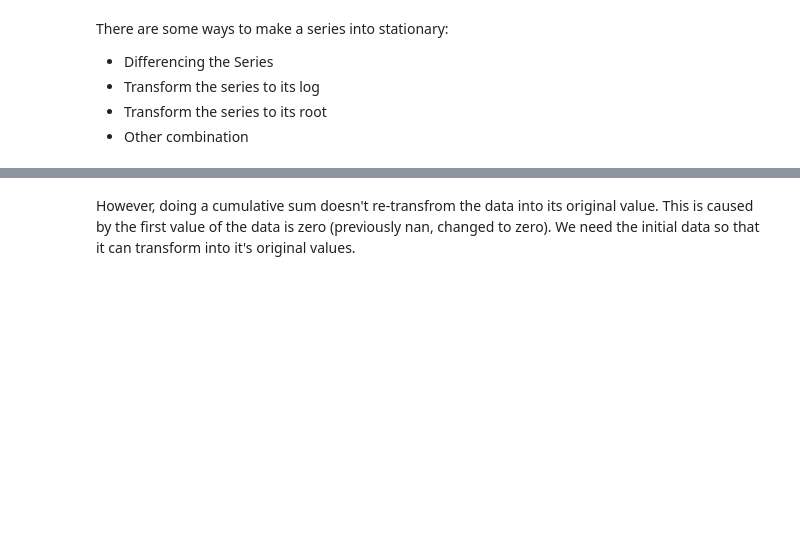
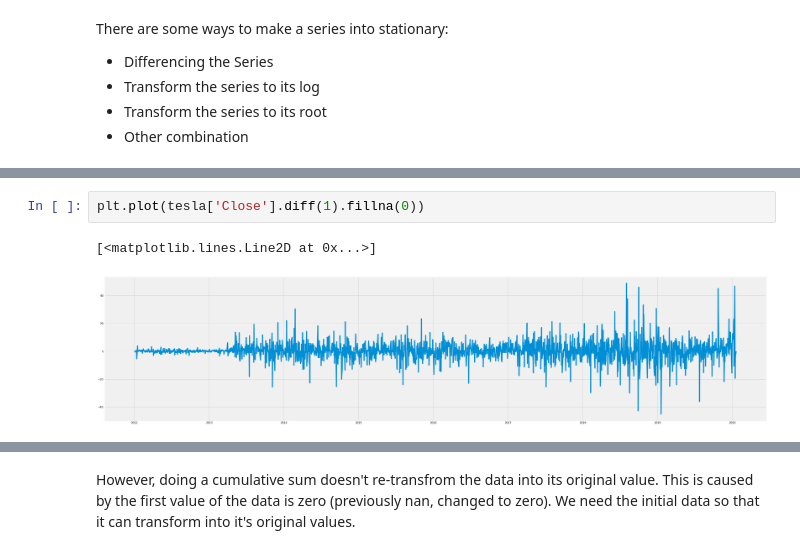
Before and after one commit to iqbalbasyar/time-series-analysis-with-python, a Jupyter notebook: Timeseries Analysis.ipynb, the cells around one changed output, grey strips where cells are left out. Saved outputs shown, nothing was run; the diff lists cells and outputs as text; blank space fills up the shorter version.

```diff
--- a/Timeseries Analysis.ipynb
+++ b/Timeseries Analysis.ipynb
@@ -203,0 +211,5 @@ since our data is additive, let's try to difference it using `.diff` method.
+# %%
+plt.plot(tesla['Close'].diff(1).fillna(0))
+# %% [output]
+[<matplotlib.lines.Line2D at 0x...>]
+[figure, added]
```
Also changed, not shown: parts of 63 cells of this notebook.
